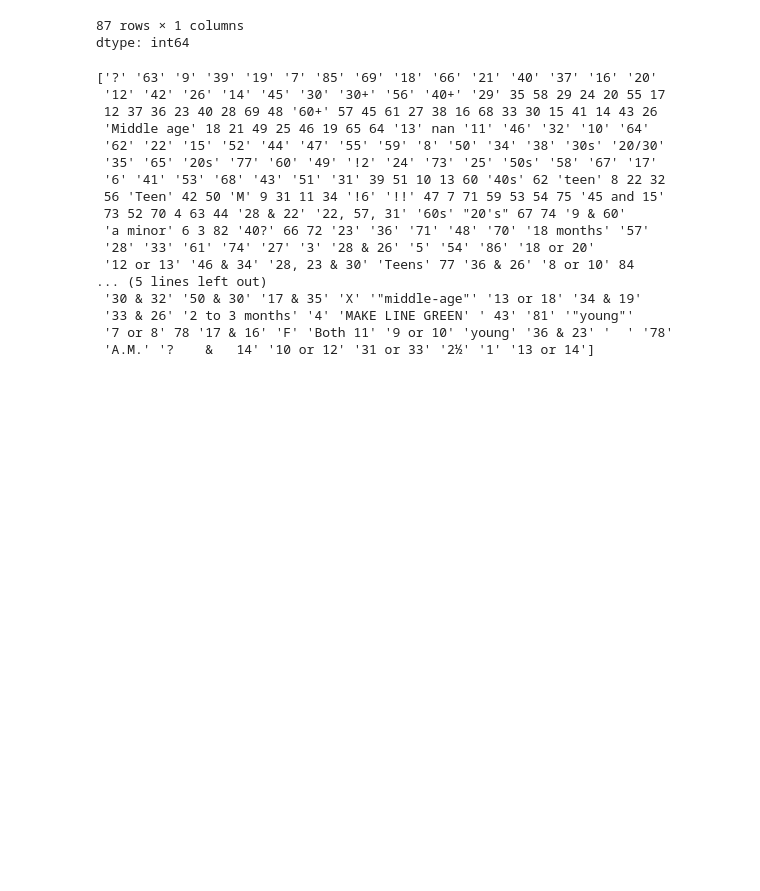
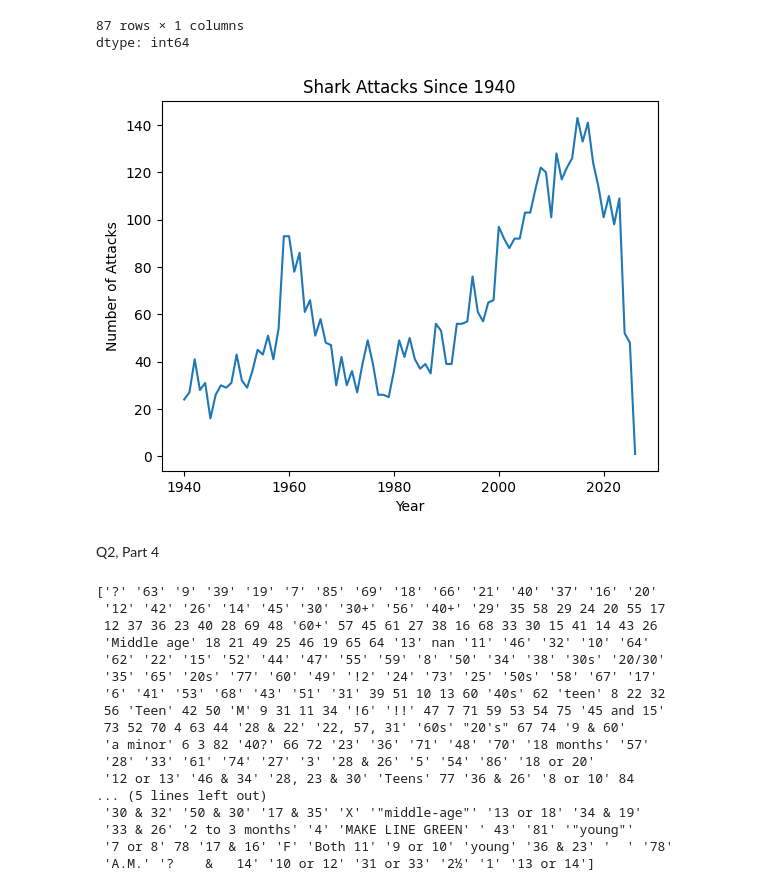
Before and after one commit to simoneminorr/wrangling_assignment, a Jupyter notebook: assignment.ipynb, the cells around one changed output. Drawn from its saved outputs; the diff is of its cells as text; code cells hidden in the pictures; blank space fills up the shorter version.

```diff
--- a/assignment.ipynb
+++ b/assignment.ipynb
@@ -317,6 +374,17 @@ sharkattackrecent.groupby('Year').size()
 | 2026.0 | 1 |
 87 rows × 1 columns
 dtype: int64
+# %%
+#another way to display the increase in a plot
+sharkattackrecent['Year'].value_counts().sort_index().plot(kind='line')
+plt.title("Shark Attacks Since 1940")
+plt.xlabel("Year")
+plt.ylabel("Number of Attacks")
+plt.show()
+# %% [output]
+[figure, added]
+# %% [markdown]
+Q2, Part 4
 # %%
 #Clean the Age variable and make a histogram of the ages of the victims.
 var5= 'Age'
```
Also changed, not shown: parts of 31 cells of this notebook.
